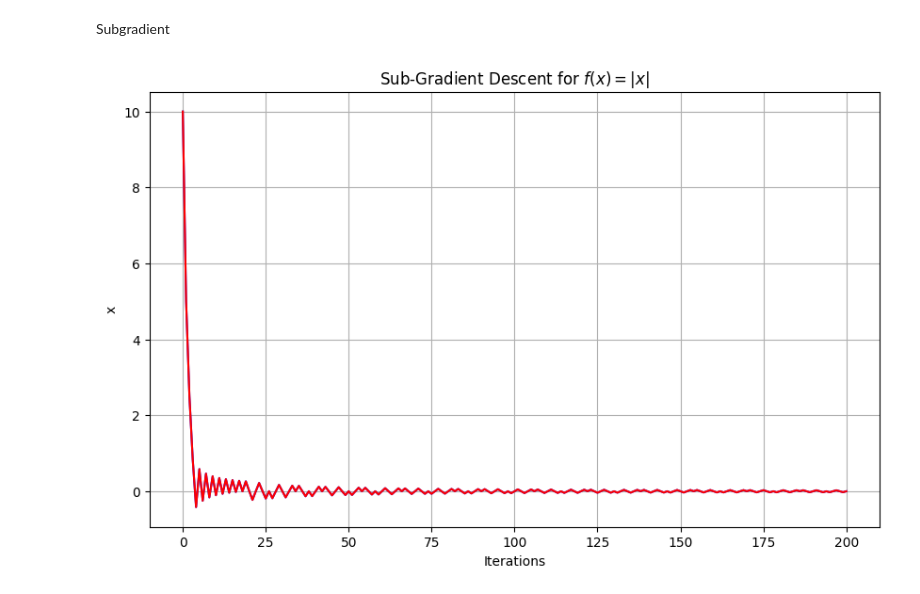
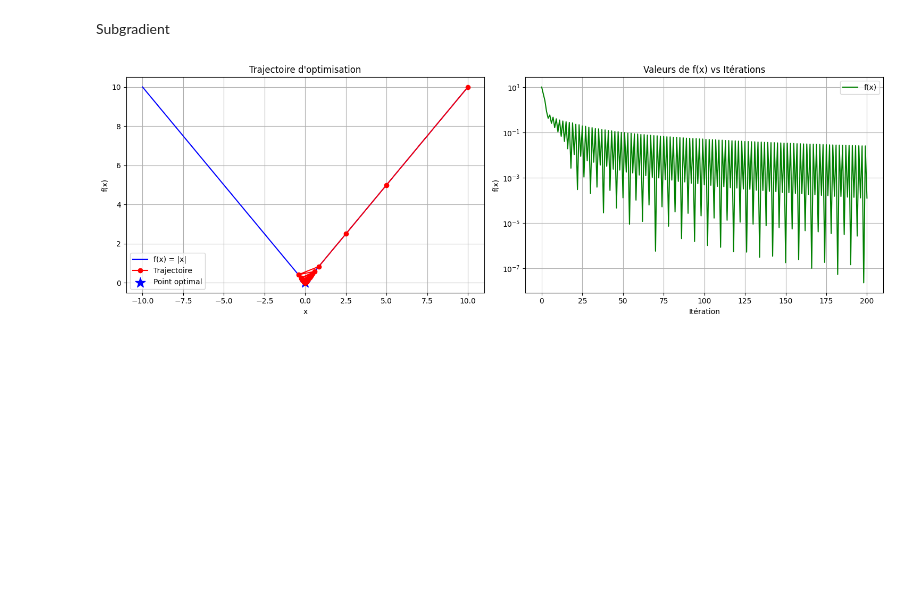
Before and after one commit to ousscher/ESI_2CS_MASD_TP, a Jupyter notebook: devoir_maison/code.ipynb, the cells around one changed output. Drawn from its saved outputs; the diff is of its cells as text; code cells hidden in the pictures; blank space fills up the shorter version.

```diff
--- a/devoir_maison/code.ipynb
+++ b/devoir_maison/code.ipynb
@@ -186,22 +230,45 @@ def plot_convergence_2d(paths):
     ax.legend()
     ax.set_title("Convergence Paths of Different Optimization Methods (2D Contour Plot)")
     plt.show()
-# %%
-x0 = 10
-max_iter = 200
-tol = 1e-6
-f = lambda x: abs(x)
-
-path = sous_gradient(f, x0, max_iter=max_iter, tol=tol)
-
-# Plotting the results
-plt.figure(figsize=(10, 6))
-plt.plot(range(len(path)), path, linestyle='-', color='b')
-plt.plot(range(len(path)), path, linestyle='-', color='r')
-plt.title("Sub-Gradient Descent for $f(x) = |x|$")
-plt.xlabel("Iterations")
-plt.ylabel("x")
-plt.grid()
-plt.show()
-# %% [output]
-[figure, removed]
+# %%
+x0 = 10
+max_iter = 200
+tol = 1e-6
+f = lambda x: abs(x)
+
+# Appliquer la méthode du sous-gradient
+path = sous_gradient(f, x0, max_iter=max_iter, tol=tol)
+
+# Calcul des valeurs de f(x) pour chaque point de la trajectoire
+f_values = [f(x) for x in path]
+
+# Tracer les résultats
+plt.figure(figsize=(15, 5))
+
+# Premier sous-graphique : Trajectoire d'optimisation
+plt.subplot(121)
+x_values = np.linspace(-10, 10, 1000)  # Ajuster l'intervalle pour mieux visualiser
+y_values = np.abs(x_values)
+plt.plot(x_values, y_values, 'b-', label="f(x) = |x|")
+plt.plot(path, [f(x) for x in path], 'ro-', label="Trajectoire")
+plt.scatter(path[-1], f(path[-1]), color='blue', marker='*', s=200, label="Point optimal")
+plt.xlabel("x")
+plt.ylabel("f(x)")
+plt.title("Trajectoire d'optimisation")
+plt.legend()
+plt.grid(True)
+
+# Deuxième sous-graphique : Valeurs de f(x) vs Itérations
+plt.subplot(122)
+plt.plot(f_values, 'g-', label="f(x)")
+plt.grid(True)
+plt.title("Valeurs de f(x) vs Itérations")
+plt.yscale('log')  # Échelle logarithmique pour l'axe y
+plt.xlabel("Itération")
+plt.ylabel("f(x)")
+plt.legend()
+
+plt.tight_layout()
+plt.show()
+# %% [output]
+[figure, added]
```
Also changed, not shown: parts of 2 cells of this notebook, 1 other file.
